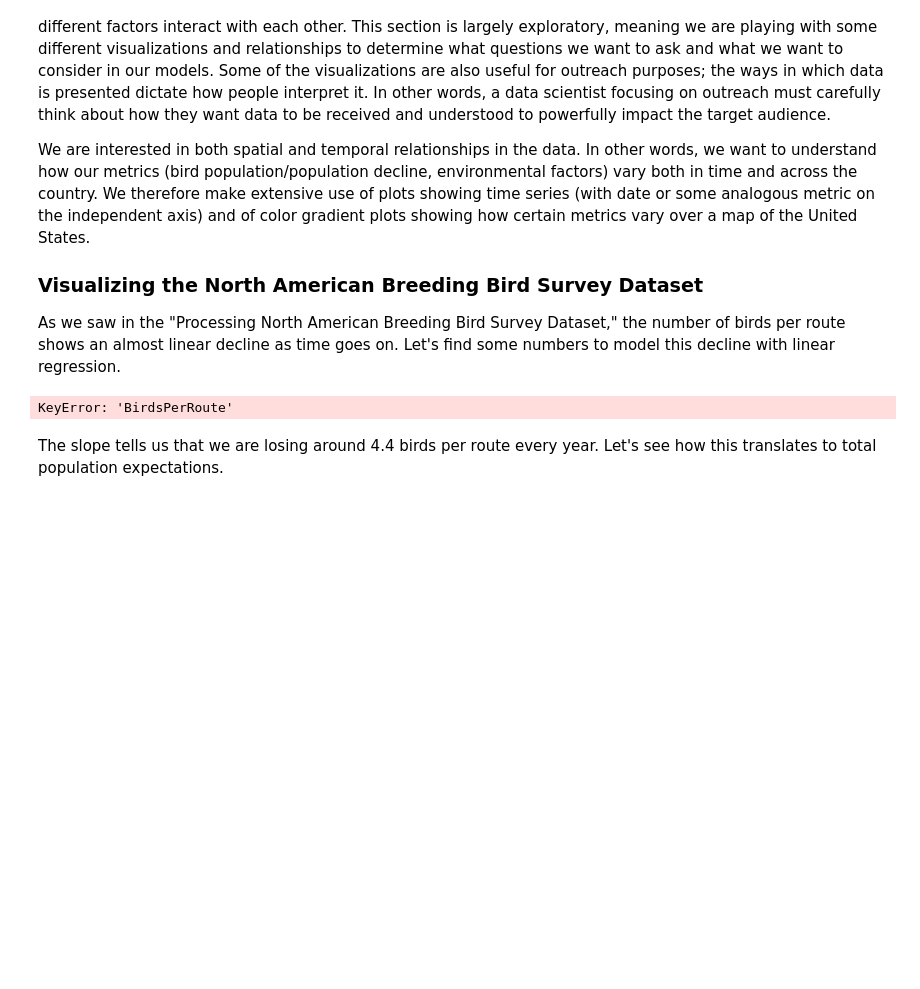
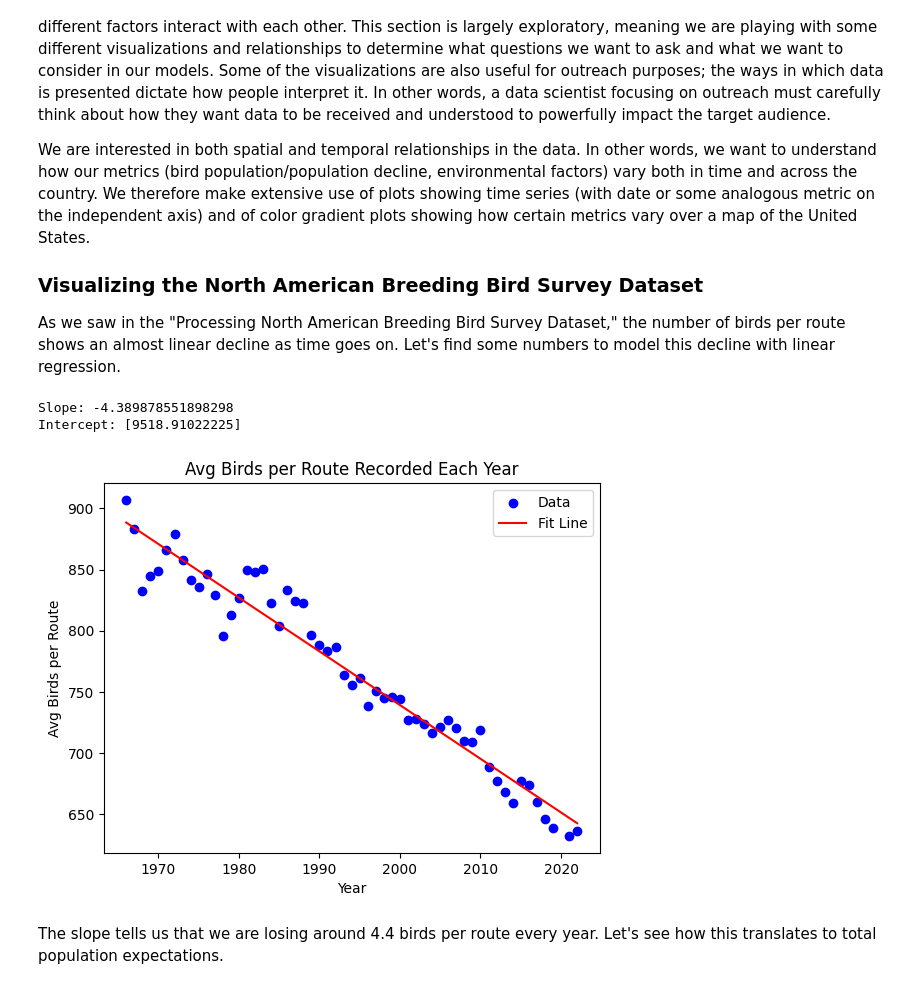
Before and after one commit to Calvin-Davis/CMSC320-FinalProject-Birds, a Jupyter notebook: Code/compiled_submission.ipynb, the cells around one changed output. Saved outputs shown, nothing was run; the diff lists cells and outputs as text; code cells hidden in the pictures; blank space fills up the shorter version.

```diff
--- a/Code/compiled_submission.ipynb
+++ b/Code/compiled_submission.ipynb
@@ -503,25 +515,27 @@ As we saw in the "Processing North American Breeding Bird Survey Dataset," the n
 # %%
 # Structure the data for use in Linear Regression
 years = np.reshape(np.array(birds_by_year['Year']), (-1, 1))
-birds_per_route = np.reshape(np.array(birds_by_year['BirdsPerRoute']), (-1, 1))
+birds_per_route = np.reshape(np.array(birds_by_year['AvgBirdsPerRoute']), (-1, 1))
 
 # Make the LinearRegression Fit
 birds_by_year_reg = LinearRegression().fit(years, birds_per_route)
 birds_by_year_slope = birds_by_year_reg.coef_[0, 0]
 birds_by_year_int = birds_by_year_reg.intercept_
 print('Slope: ' + str(birds_by_year_slope))
 print('Intercept: ' + str(birds_by_year_int))
 
 # Plot the relationship with a trend/fit line
-plt.scatter(birds_by_year['Year'], birds_by_year['BirdsPerRoute'], color='blue', label='Data')
-plt.title("Birds per Route Recorded Each Year")
+plt.scatter(birds_by_year['Year'], birds_by_year['AvgBirdsPerRoute'], color='blue', label='Data')
+plt.title("Avg Birds per Route Recorded Each Year")
 plt.xlabel("Year")
-plt.ylabel("Birds per Route")
+plt.ylabel("Avg Birds per Route")
 plt.plot(birds_by_year['Year'], birds_by_year_int + birds_by_year_slope*birds_by_year['Year'], label='Fit Line', color='red')
 plt.legend()
 plt.show()
 # %% [output]
-KeyError: 'BirdsPerRoute'
+Slope: -4.389878551898298
+Intercept: [9518.91022225]
+[figure, added]
 # %% [markdown]
 The slope tells us that we are losing around 4.4 birds per route every year. Let's see how this translates to total population expectations.
 # %%
```
Also changed, not shown: parts of 15 cells of this notebook.
